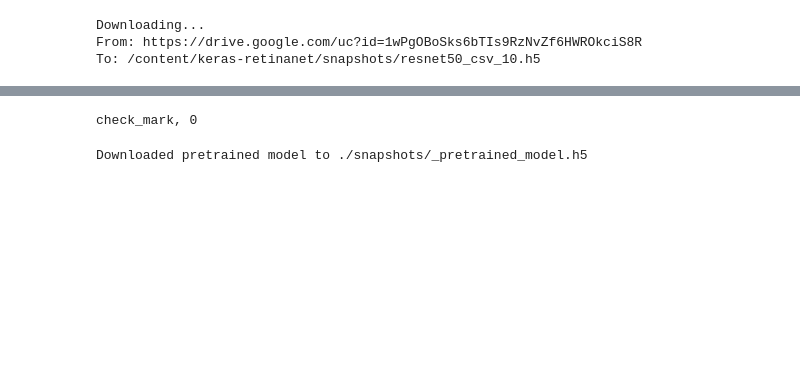
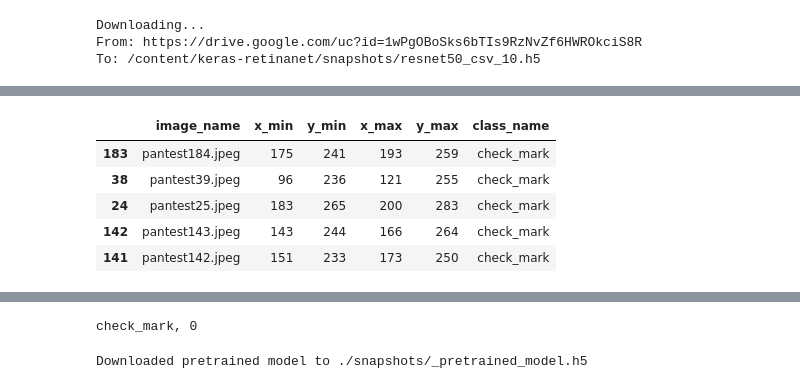
Before and after one commit to kavithachitriki/OCRProject, a Jupyter notebook: KerasRetinanet.ipynb, the cells around one changed output, grey strips where cells are left out. Saved outputs shown, nothing was run; the diff lists cells and outputs as text; code cells hidden in the pictures; blank space fills up the shorter version.

```diff
--- a/KerasRetinanet.ipynb
+++ b/KerasRetinanet.ipynb
@@ -237,5 +204,14 @@ show_image_objects(df.iloc[0])
 # %%
 train_df,test_df=train_test_split(df,test_size=0.2,random_state=RANDOM_SEED)
+# %%
+train_df.head()
+# %% [output]
+|  | image_name | x_min | y_min | x_max | y_max | class_name |
+| 183 | pantest184.jpeg | 175 | 241 | 193 | 259 | check_mark |
+| 38 | pantest39.jpeg | 96 | 236 | 121 | 255 | check_mark |
+| 24 | pantest25.jpeg | 183 | 265 | 200 | 283 | check_mark |
+| 142 | pantest143.jpeg | 143 | 244 | 166 | 264 | check_mark |
+| 141 | pantest142.jpeg | 151 | 233 | 173 | 250 | check_mark |
 # %%
 test_df.head()
 # %% [output]
```
Also changed, not shown: parts of 22 cells of this notebook.
